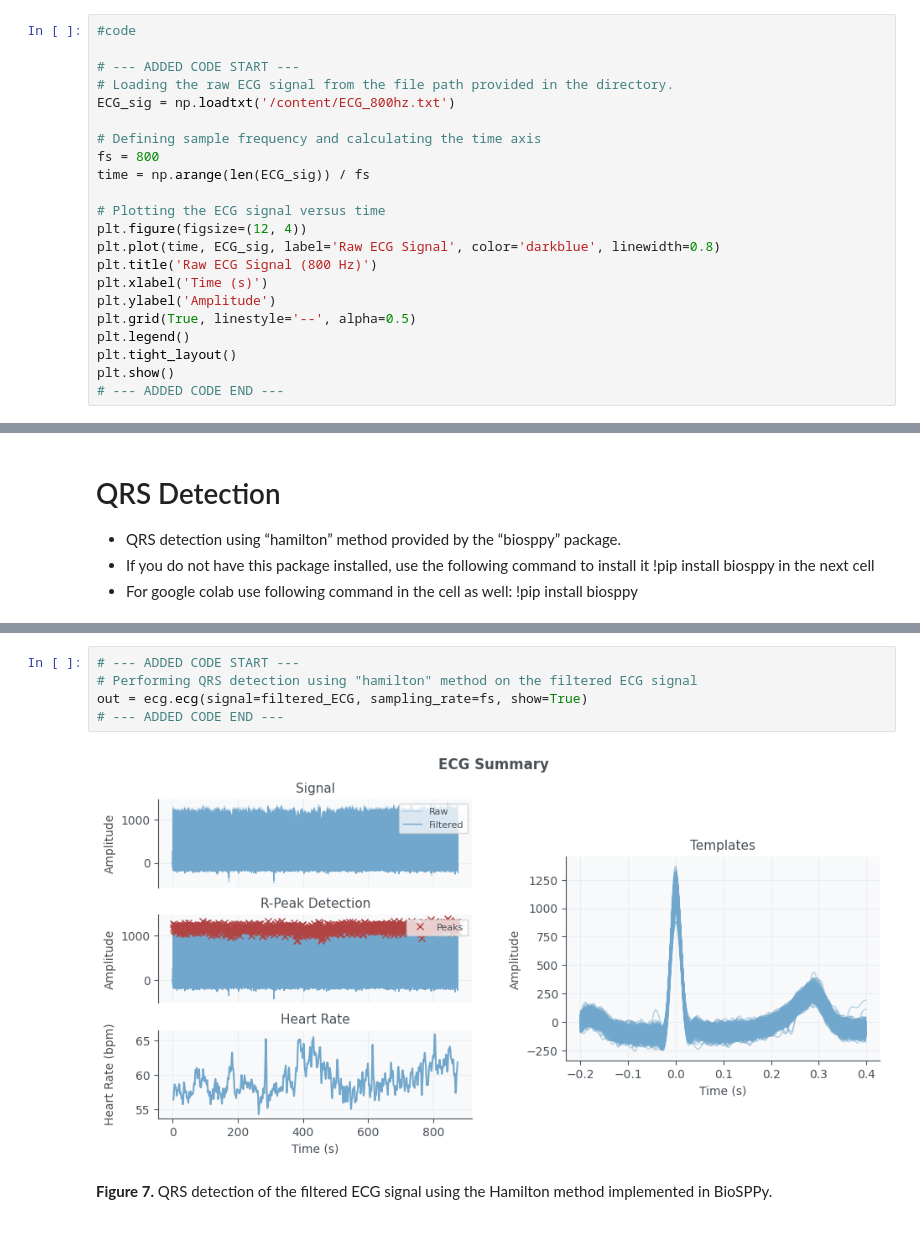
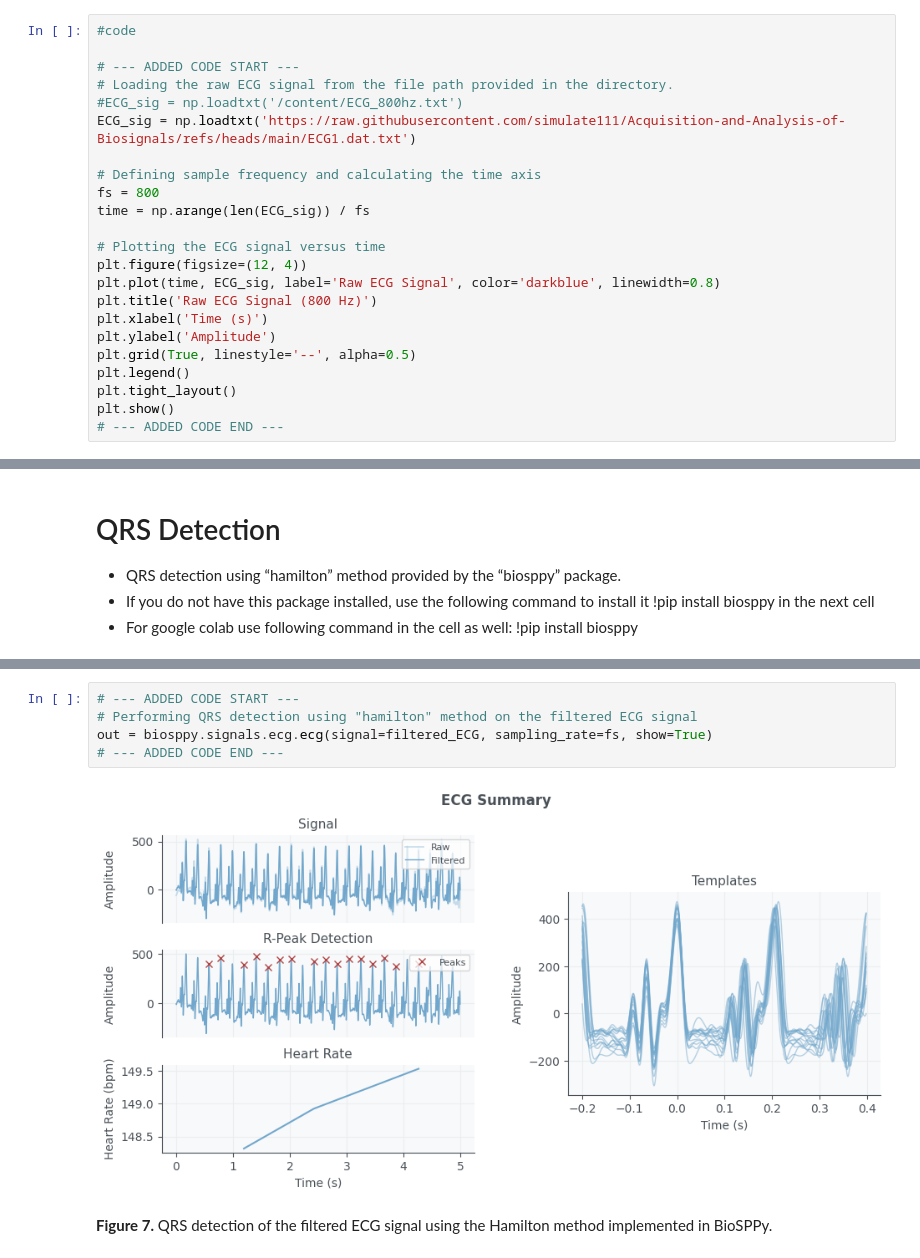
Before and after one commit to simulate111/Acquisition-and-Analysis-of-Biosignals, a Jupyter notebook: dtek0042_exercise_2.ipynb, the cells around one changed output, grey strips where cells are left out. Cells and saved outputs as stored; diff of their text form.

```diff
--- a/dtek0042_exercise_2.ipynb
+++ b/dtek0042_exercise_2.ipynb
@@ -37,7 +37,8 @@ import matplotlib.pyplot as plt
 
 # --- ADDED CODE START ---
 # Loading the raw ECG signal from the file path provided in the directory.
-ECG_sig = np.loadtxt('/content/ECG_800hz.txt')
+#ECG_sig = np.loadtxt('/content/ECG_800hz.txt')
+ECG_sig = np.loadtxt('https://raw.githubusercontent.com/simulate111/Acquisition-and-Analysis-of-Biosignals/refs/heads/main/ECG1.dat.txt')
 
 # Defining sample frequency and calculating the time axis
 fs = 800
@@ -281,10 +282,10 @@ Requirement already satisfied: threadpoolctl>=3.1.0 in /usr/local/lib/python3.13
 # %%
 # --- ADDED CODE START ---
 # Performing QRS detection using "hamilton" method on the filtered ECG signal
-out = ecg.ecg(signal=filtered_ECG, sampling_rate=fs, show=True)
+out = biosppy.signals.ecg.ecg(signal=filtered_ECG, sampling_rate=fs, show=True)
 # --- ADDED CODE END ---
 # %% [output]
-[figure, old version]
+[figure, new version]
 # %% [markdown]
 **Figure 7.** QRS detection of the filtered ECG signal using the Hamilton method implemented in BioSPPy.
 # %% [markdown]
```
Also changed, not shown: parts of 6 cells of this notebook.
